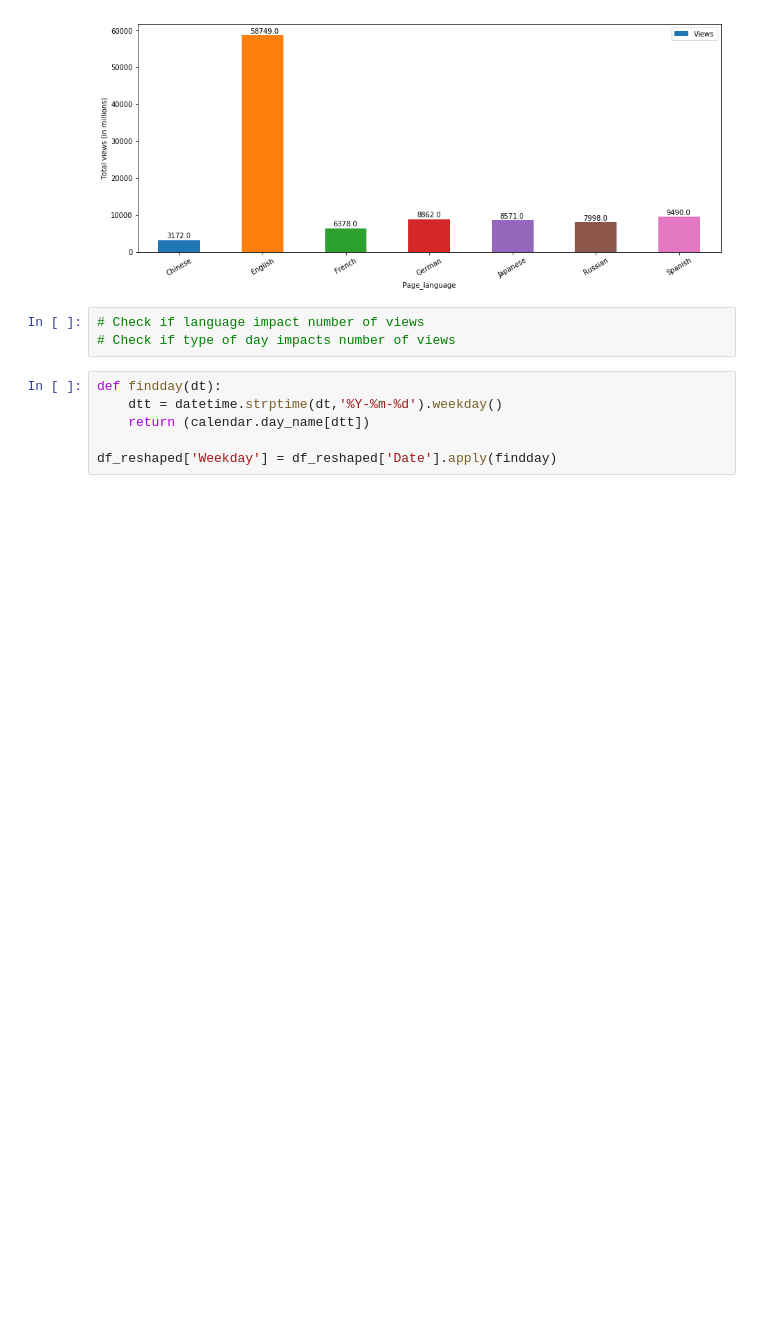
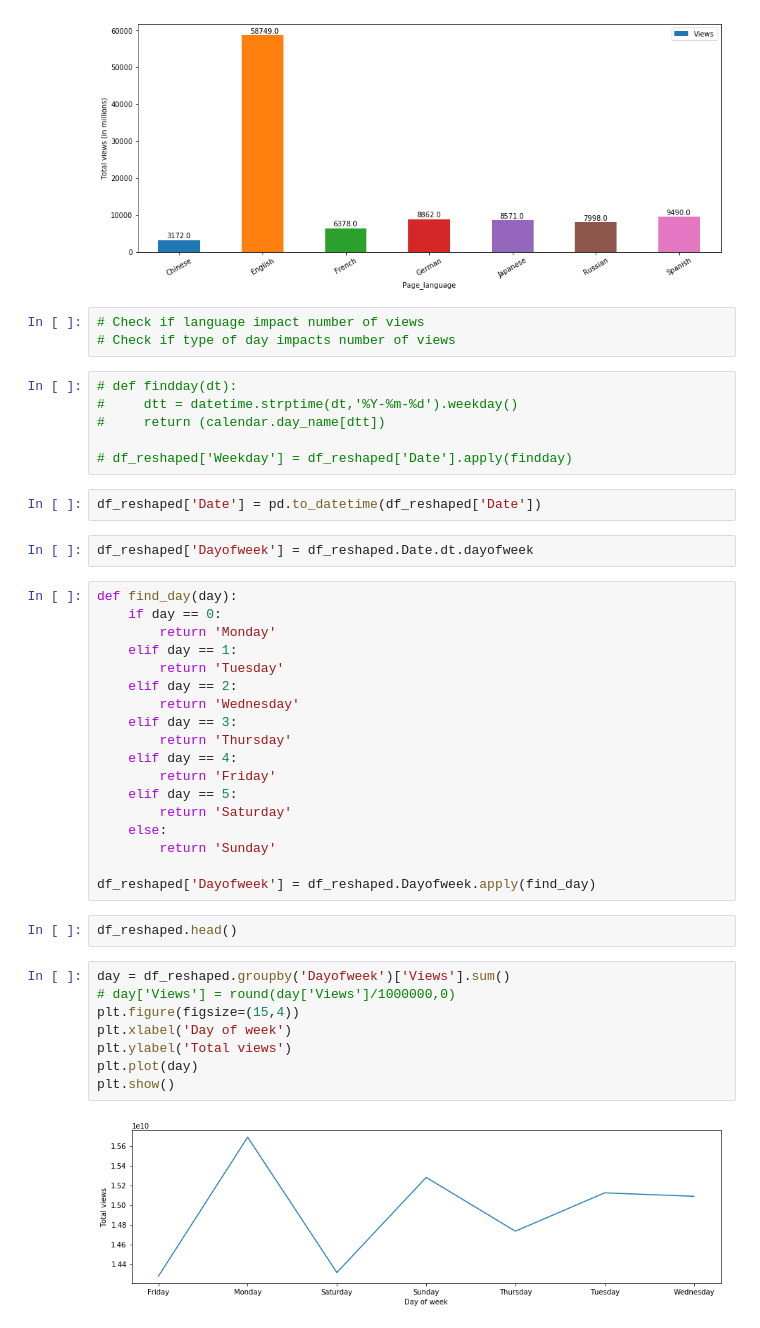
Before and after one commit to Subikshaa/Time-Series-Forecasting-on-Web-Traffic-Dataset, a Jupyter notebook: forecast.ipynb, the cells around one changed output. Saved outputs shown, nothing was run; the diff lists cells and outputs as text; blank space fills up the shorter version.

```diff
--- a/forecast.ipynb
+++ b/forecast.ipynb
@@ -98,8 +109,42 @@ plt.show()
 # Check if language impact number of views
 # Check if type of day impacts number of views
 # %%
-def findday(dt):
-    dtt = datetime.strptime(dt,'%Y-%m-%d').weekday()
-    return (calendar.day_name[dtt])
+# def findday(dt):
+#     dtt = datetime.strptime(dt,'%Y-%m-%d').weekday()
+#     return (calendar.day_name[dtt])
 
-df_reshaped['Weekday'] = df_reshaped['Date'].apply(findday)
+# df_reshaped['Weekday'] = df_reshaped['Date'].apply(findday)
+# %%
+df_reshaped['Date'] = pd.to_datetime(df_reshaped['Date'])
+# %%
+df_reshaped['Dayofweek'] = df_reshaped.Date.dt.dayofweek
+# %%
+def find_day(day):
+    if day == 0:
+        return 'Monday'
+    elif day == 1:
+        return 'Tuesday'
+    elif day == 2:
+        return 'Wednesday'
+    elif day == 3:
+        return 'Thursday'
+    elif day == 4:
+        return 'Friday'
+    elif day == 5:
+        return 'Saturday'
+    else:
+        return 'Sunday'
+
+df_reshaped['Dayofweek'] = df_reshaped.Dayofweek.apply(find_day)
+# %%
+df_reshaped.head()
+# %%
+day = df_reshaped.groupby('Dayofweek')['Views'].sum()
+# day['Views'] = round(day['Views']/1000000,0)
+plt.figure(figsize=(15,4))
+plt.xlabel('Day of week')
+plt.ylabel('Total views')
+plt.plot(day)
+plt.show()
+# %% [output]
+[figure, added]
```
Also changed, not shown: parts of 4 cells of this notebook.
